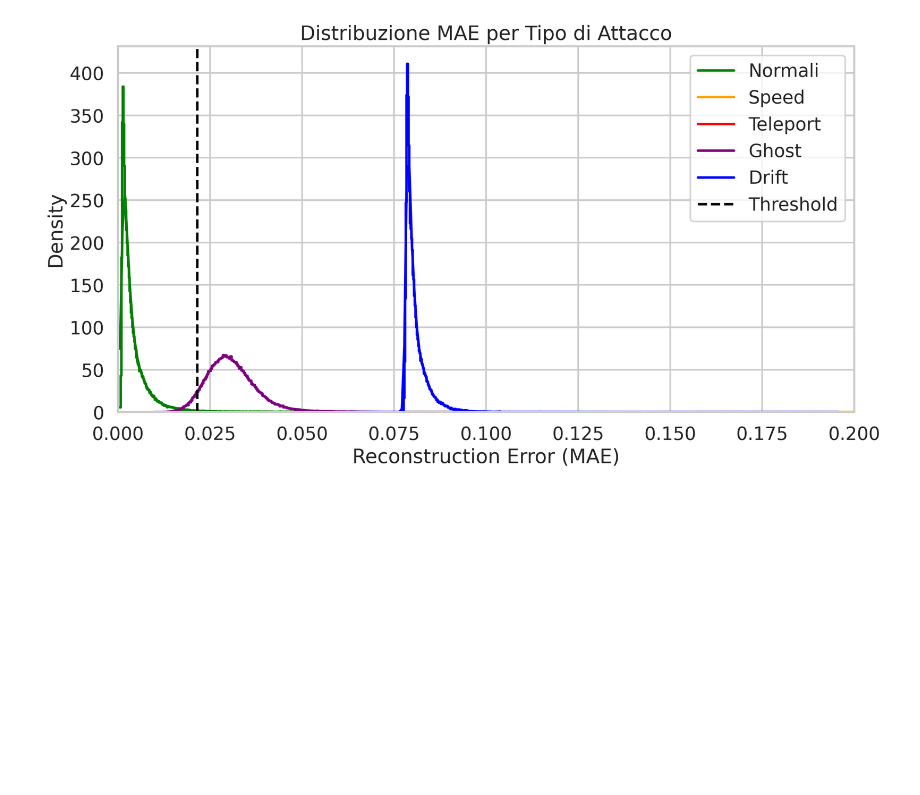
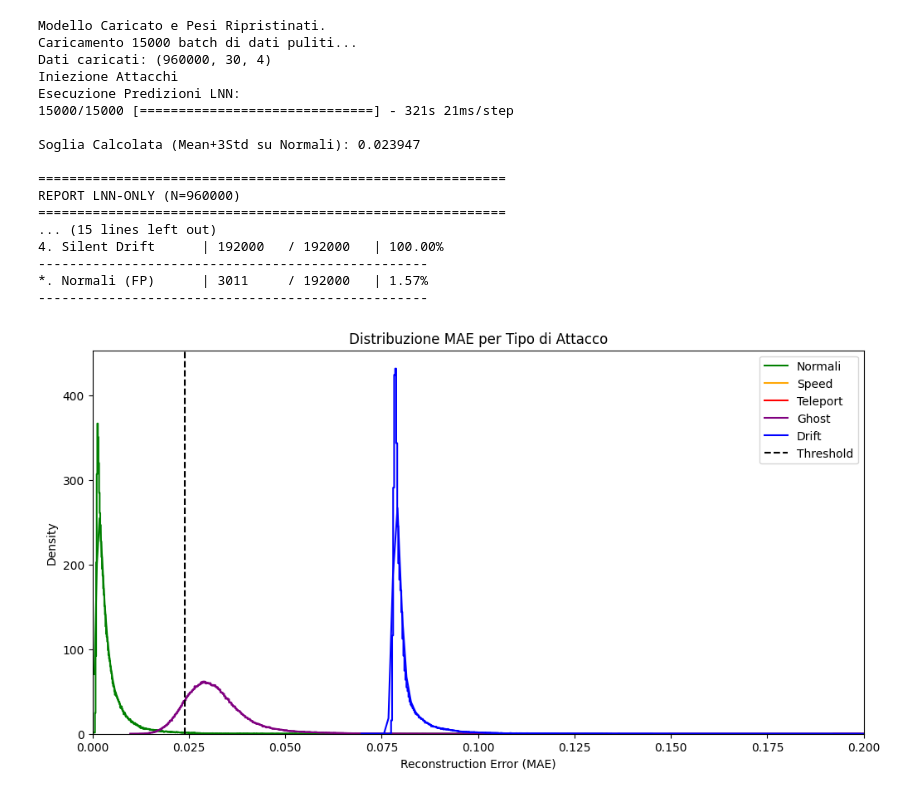
Before and after one commit to LaroccaA/Detecting-Trajectory-Spoofing-Attacks-on-AIS, a Jupyter notebook: Progetto/LNN_V2/Test_Attacks.ipynb, the cells around one changed output. Drawn from its saved outputs; the diff is of its cells as text; code cells hidden in the pictures; blank space fills up the shorter version.

Commit message:
Test_attacks

```diff
--- a/Progetto/LNN_V2/Test_Attacks.ipynb
+++ b/Progetto/LNN_V2/Test_Attacks.ipynb
@@ -31,7 +31,7 @@ if gpus:
             tf.config.experimental.set_memory_growth(gpu, True)
     except RuntimeError: pass
 
-# --- CONFIGURAZIONE ---
+# Configurazione
 WINDOW_SIZE = 30
 BATCH_SIZE = 64 # O quello che preferisci per il test
 COLONNE_FEATURES = ['Latitude', 'Longitude', 'SOG', 'COG']
@@ -39,13 +39,13 @@ INPUT_DIR = '../Pre-Elaborazione Dati/Dataset_Ready_For_AI_FINAL' # Assicurati c
 SCALER_PATH = 'scaler.joblib'
 WEIGHTS_PATH = 'lnn_autoencoder_best.weights.h5'
 
-# Parametri Modello LNN (Devono corrispondere a quelli del training)
+# Parametri Modello LNN
 RECURRENT_UNITS = 128
 BOTTLENECK_SIZE = 64
 
 print("Configurazione Iniziale Completata.")
 
-# --- FUNZIONI DI SUPPORTO ---
+# Funzioni
 
 def create_windows(data_np, window_size):
     windows = []
@@ -108,10 +108,8 @@ def data_generator_v(file_paths, scaler, features, window_size, batch_size, shuf
                 continue
 print("Funzioni definite")
 
-# Se non vuoi ricopiare tutta la funzione data_generator_v, assicurati di averla definita in una cella precedente o importala.
-# Qui metto un placeholder, SOSTITUISCILO con la tua funzione reale.
 
-# --- DEFINIZIONE ATTACCHI ---
+# Definizione Attacchi
 
 def inject_attacks(X_clean):
     n_samples = len(X_clean)
@@ -155,8 +153,6 @@ def inject_attacks(X_clean):
     drift_rate = 0.01
     steps = np.arange(WINDOW_SIZE)
     drift_vector = steps * drift_rate
-    # Applicazione vettoriale con broadcasting
-    # X_mixed[idx_drift, :, 0] shape è (N, 30) -> drift_vector shape (30,) broadcasta correttamente
     X_mixed[idx_drift, :, 0] += drift_vector
     X_mixed[idx_drift, :, 1] += drift_vector
     y_true[idx_drift] = 1
@@ -166,7 +162,7 @@ def inject_attacks(X_clean):
 
 print("Funzioni di attacco definite.")
 
-# --- CARICAMENTO MODELLO ---
+# Caricamento Scaler e Modello
 
 if not os.path.exists(SCALER_PATH) or not os.path.exists(WEIGHTS_PATH):
     print("ERRORE: Scaler o Pesi non trovati.")
@@ -175,7 +171,7 @@ else:
     all_files = sorted(glob.glob(os.path.join(INPUT_DIR, '*.parquet')))
     TEST_FILES = all_files[20:24] # Usa i file di test che preferisci
 
-    print("Costruzione Modello LNN...")
+    print("Costruzione Modello LNN")
     wiring = AutoNCP(RECURRENT_UNITS, output_size=BOTTLENECK_SIZE)
     inputs = Input(shape=(WINDOW_SIZE, 4))
     lnn_encoder = CfC(wiring, return_sequences=False, mixed_memory=True)(inputs)
@@ -187,18 +183,14 @@ else:
     model.load_weights(WEIGHTS_PATH)
     print("Modello Caricato e Pesi Ripristinati.")
 
-    # Inizializza Generatore (Assicurati di aver incollato la funzione data_generator_v sopra)
-    # test_gen = data_generator_v(TEST_FILES, scaler, COLONNE_FEATURES, WINDOW_SIZE, BATCH_SIZE, shuffle_files=False)
+# Esecuzione Test Attacchi
 
-
-# --- ESECUZIONE TEST ---
-
-# 1. Accumulo Dati Puliti
-NUM_BATCHES_TEST = 10000 # Circa 100k campioni totali
+# Accumulo Dati Puliti
+NUM_BATCHES_TEST = 15000 # Circa 1M campioni totali
 X_list = []
 
 print(f"Caricamento {NUM_BATCHES_TEST} batch di dati puliti...")
-# Necessario reinizializzare il generatore qui per essere sicuri
+
 test_gen = data_generator_v(TEST_FILES, scaler, COLONNE_FEATURES, WINDOW_SIZE, BATCH_SIZE, shuffle_files=False)
 
 try:
@@ -212,32 +204,31 @@ except StopIteration:
 
 print(f"Dati caricati: {X_clean_total.shape}")
 
-# 2. Iniezione Attacchi
-print("Iniezione Attacchi...")
+# Iniezione Attacchi
+print("Iniezione Attacchi")
 X_test, y_true, attack_types, idx_norm, idx_speed, idx_tele, idx_ghost, idx_drift = inject_attacks(X_clean_total)
 
-# 3. Predizione LNN
-print("Esecuzione Predizioni LNN...")
+# Predizione LNN
+print("Esecuzione Predizioni LNN:")
 reconstructions = model.predict(X_test, verbose=1, batch_size=BATCH_SIZE)
 
-# 4. Calcolo MAE (Mean Absolute Error)
+# Calcolo MAE (Mean Absolute Error)
 # Errore medio su tutte le feature per ogni campione
 mae_loss = np.mean(np.abs(X_test - reconstructions), axis=(1, 2))
 
-# 5. Calibrazione Soglia (sui dati Normali del test stesso)
-# In un sistema reale useresti il validation set, qui usiamo la parte 'Normal' del test per calibrare
+# Calibrazione Soglia (sui dati Normali del test stesso)
 mae_normal = mae_loss[idx_norm]
 THRESHOLD = np.mean(mae_normal) + 3 * np.std(mae_normal)
 
 print(f"\nSoglia Calcolata (Mean+3Std su Normali): {THRESHOLD:.6f}")
 
-# 6. Classificazione
+# Classificazione
 y_pred = (mae_loss > THRESHOLD).astype(int)
 
-# --- REPORT RISULTATI ---
+# Report Risultati
 
 print("\n" + "="*60)
-print(f"🛡️ REPORT LNN-ONLY (N={len(y_pred)})")
+print(f"REPORT LNN-ONLY (N={len(y_pred)})")
 print("="*60)
 
 # Metriche Globali
@@ -296,4 +276,21 @@ Soglia Calcolata (Mean+3Std su Normali): 0.021488
+Modello Caricato e Pesi Ripristinati.
+Caricamento 15000 batch di dati puliti...
+Dati caricati: (960000, 30, 4)
+Iniezione Attacchi
+Esecuzione Predizioni LNN:
+15000/15000 [==============================] - 321s 21ms/step
+
+Soglia Calcolata (Mean+3Std su Normali): 0.023947
+
+============================================================
+REPORT LNN-ONLY (N=960000)
+============================================================
+... (15 lines left out)
+4. Silent Drift      | 192000   / 192000   | 100.00%
+--------------------------------------------------
+*. Normali (FP)      | 3011     / 192000   | 1.57%
+--------------------------------------------------
-[figure, old version]
+[figure, new version]
 # %%
 import numpy as np
 import matplotlib.pyplot as plt
```
Also changed, not shown: parts of 3 cells of this notebook, 1 other file.
